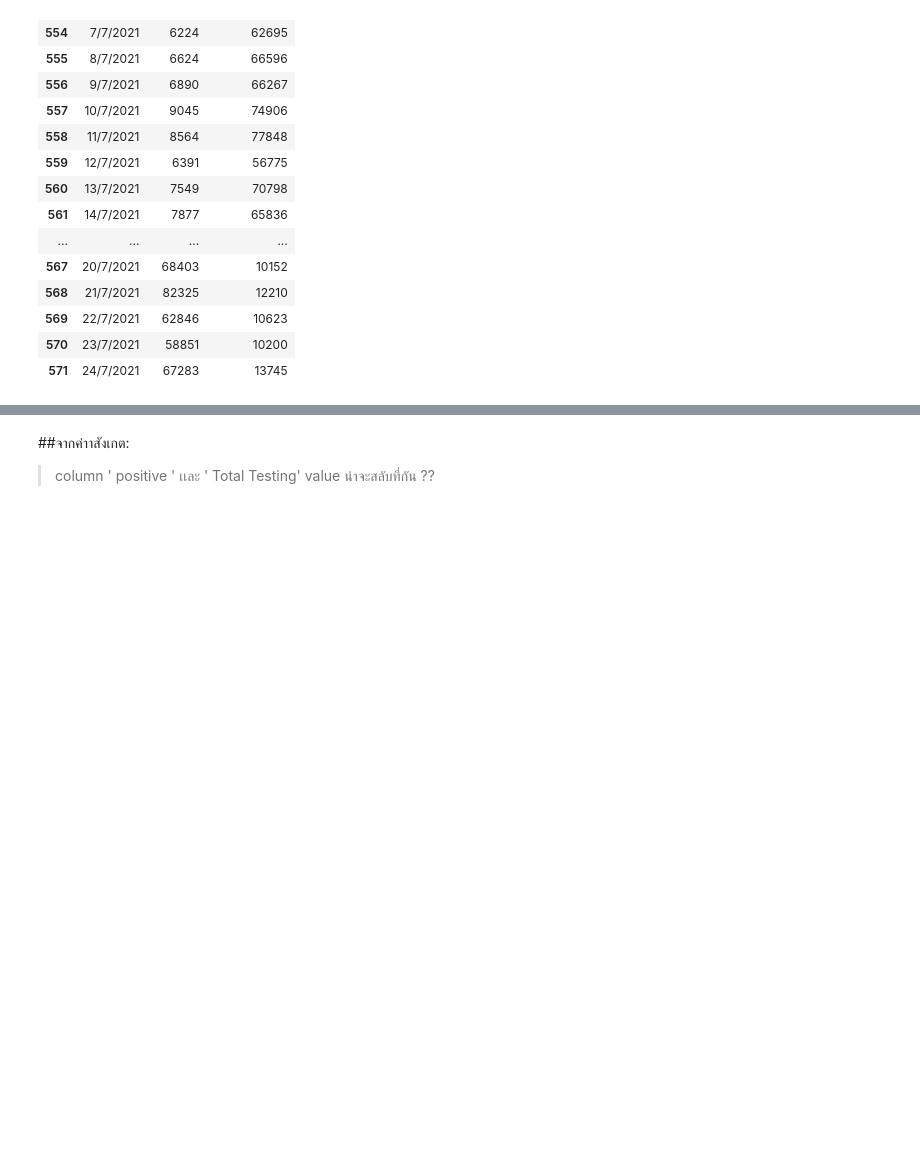
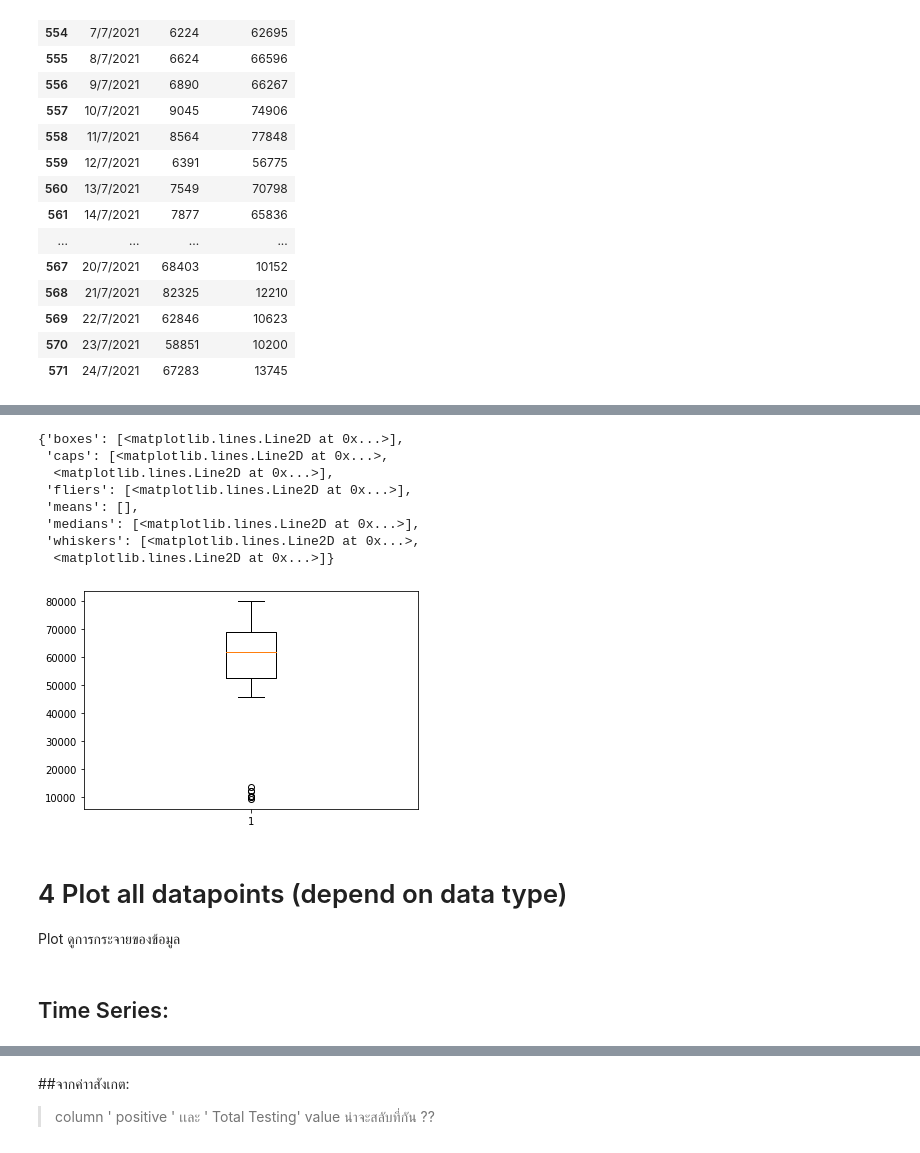
Before and after one commit to Peckkie/DPDM2021, a Jupyter notebook: Data102(Chapter2).ipynb, the cells around one changed output, grey strips where cells are left out. Drawn from its saved outputs; the diff is of its cells as text; code cells hidden in the pictures; blank space fills up the shorter version.

```diff
--- a/Data102(Chapter2).ipynb
+++ b/Data102(Chapter2).ipynb
@@ -118,0 +192,17 @@ data_new.tail(20)# table_name.tail(20) เเสดงเเค่ข้อม
+# %%
+plt.boxplot(data_new.iloc[-54:,2]) #ดูตั้งเเต่ 1 มิถุนายน, Total Testing
+# %% [output]
+{'boxes': [<matplotlib.lines.Line2D at 0x...>],
+ 'caps': [<matplotlib.lines.Line2D at 0x...>,
+  <matplotlib.lines.Line2D at 0x...>],
+ 'fliers': [<matplotlib.lines.Line2D at 0x...>],
+ 'means': [],
+ 'medians': [<matplotlib.lines.Line2D at 0x...>],
+ 'whiskers': [<matplotlib.lines.Line2D at 0x...>,
+  <matplotlib.lines.Line2D at 0x...>]}
+[figure, added]
+# %% [markdown]
+# 4 Plot all datapoints (depend on data type)
+Plot ดูการกระจายของข้อมูล
+# %% [markdown]
+## Time Series:
```
Also changed, not shown: parts of 22 cells of this notebook.
